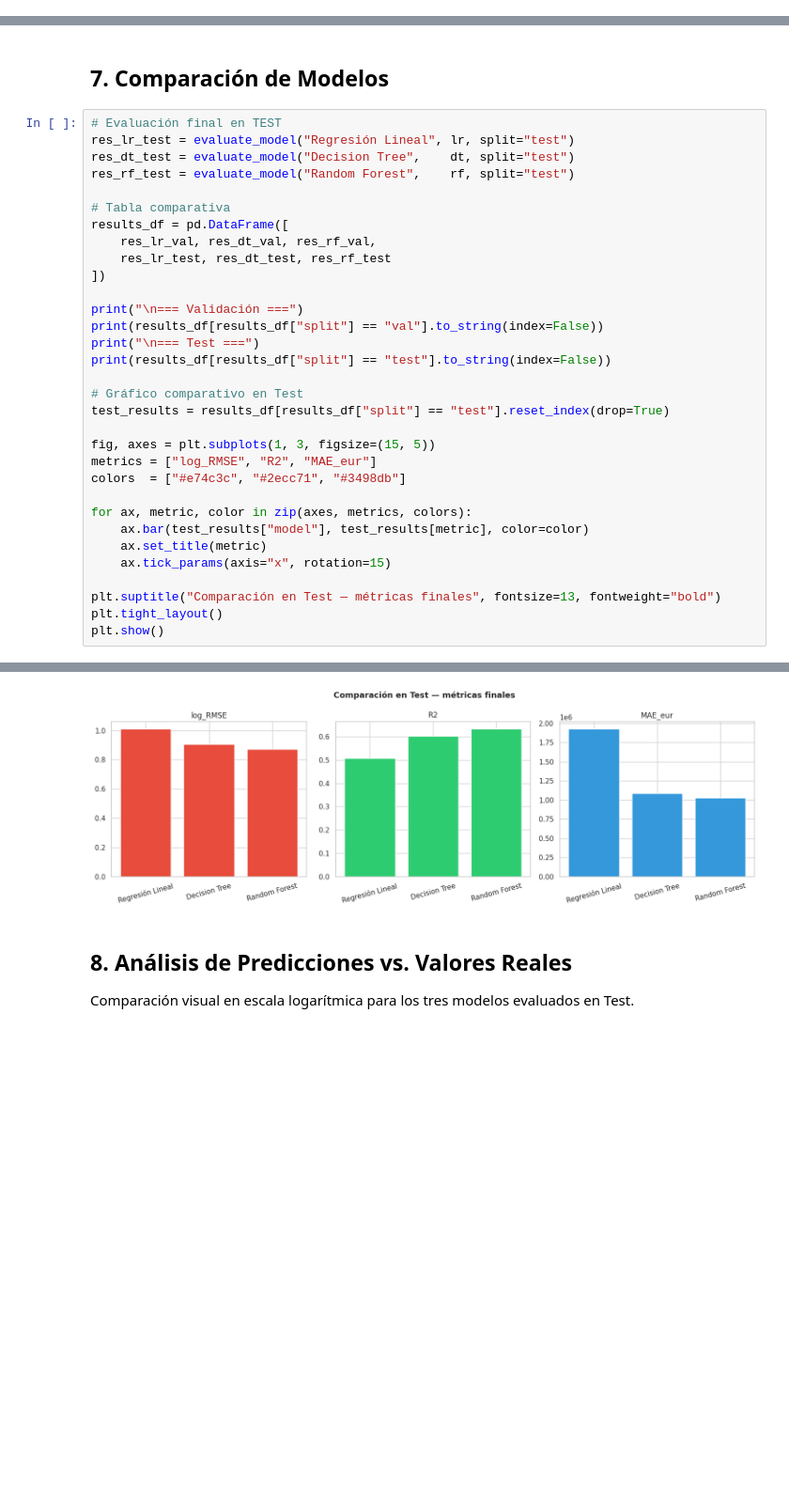
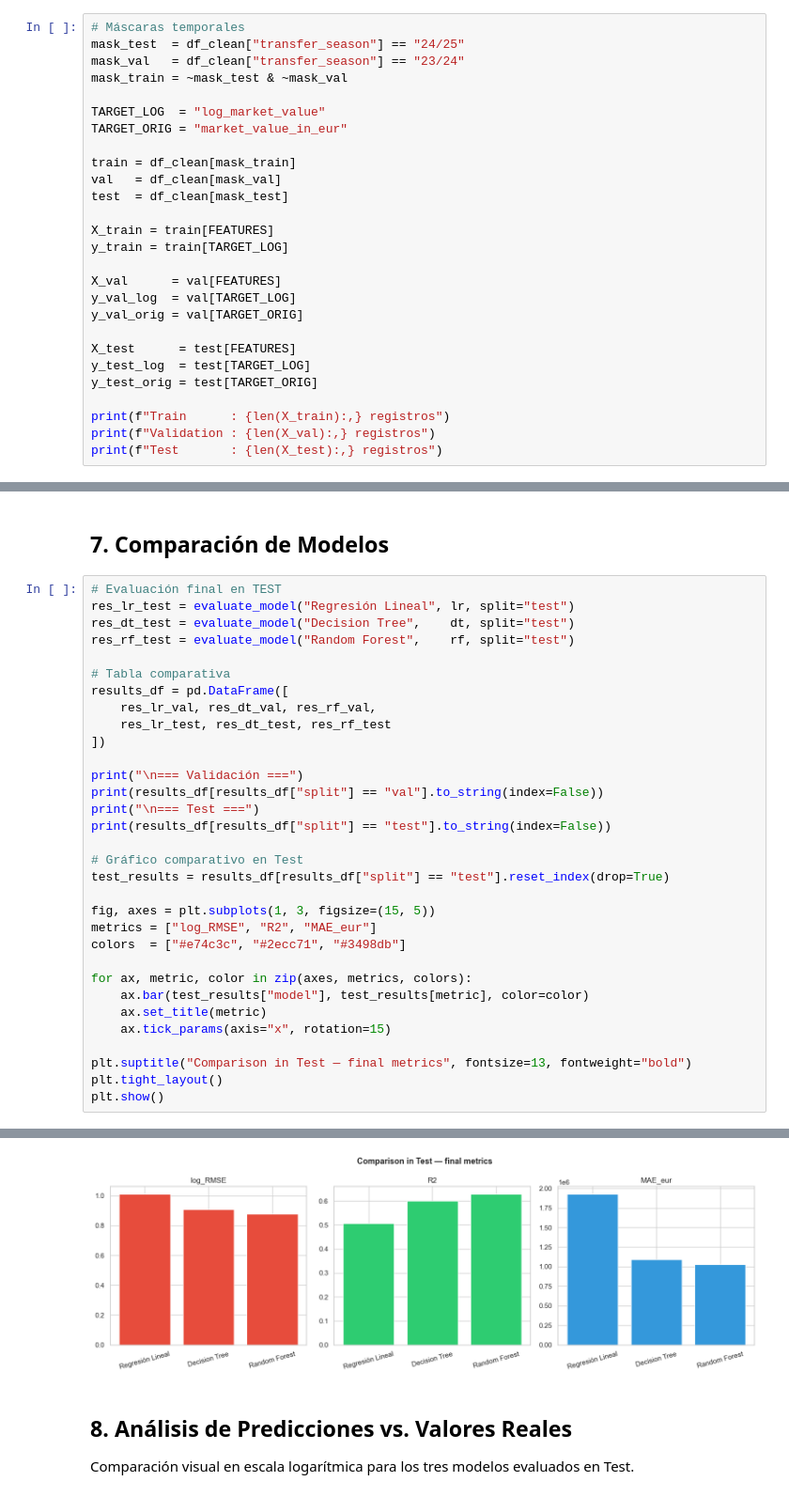
Before and after one commit to VillegasMich/football-transfer-ml, a Jupyter notebook: Football Transfer.ipynb, the cells around one changed output, grey strips where cells are left out. Shown at 94% size. Drawn from its saved outputs; the diff is of its cells as text; blank space fills up the shorter version.

```diff
--- a/Football Transfer.ipynb
+++ b/Football Transfer.ipynb
@@ -336,0 +372,27 @@ Test       : 12,013 registros
+# %%
+# Máscaras temporales
+mask_test  = df_clean["transfer_season"] == "24/25"
+mask_val   = df_clean["transfer_season"] == "23/24"
+mask_train = ~mask_test & ~mask_val
+
+TARGET_LOG  = "log_market_value"
+TARGET_ORIG = "market_value_in_eur"
+
+train = df_clean[mask_train]
+val   = df_clean[mask_val]
+test  = df_clean[mask_test]
+
+X_train = train[FEATURES]
+y_train = train[TARGET_LOG]
+
+X_val      = val[FEATURES]
+y_val_log  = val[TARGET_LOG]
+y_val_orig = val[TARGET_ORIG]
+
+X_test      = test[FEATURES]
+y_test_log  = test[TARGET_LOG]
+y_test_orig = test[TARGET_ORIG]
+
+print(f"Train      : {len(X_train):,} registros")
+print(f"Validation : {len(X_val):,} registros")
+print(f"Test       : {len(X_test):,} registros")
@@ -514,7 +580,7 @@ for ax, metric, color in zip(axes, metrics, colors):
     ax.set_title(metric)
     ax.tick_params(axis="x", rotation=15)
 
-plt.suptitle("Comparación en Test — métricas finales", fontsize=13, fontweight="bold")
+plt.suptitle("Comparison in Test — final metrics", fontsize=13, fontweight="bold")
 plt.tight_layout()
 plt.show()
 # %% [output]
@@ -538,4 +604,4 @@ Regresión Lineal  test  1.010672 0.507128 1.925620e+06
-[figure, old version]
+[figure, new version]
 # %% [markdown]
 ## 8. Análisis de Predicciones vs. Valores Reales
 Comparación visual en escala logarítmica para los tres modelos evaluados en Test.
```
Also changed, not shown: parts of 29 cells of this notebook.
